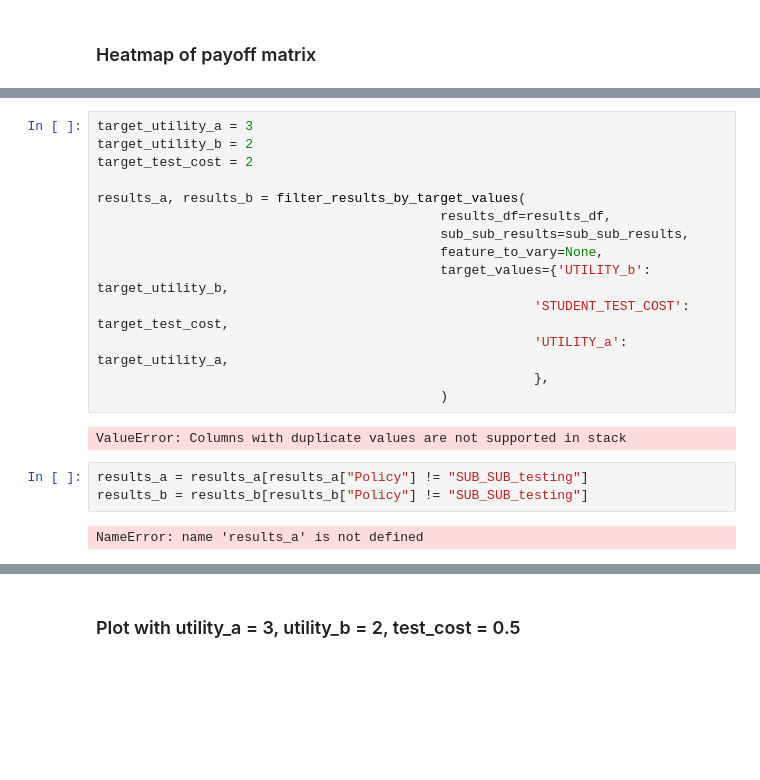
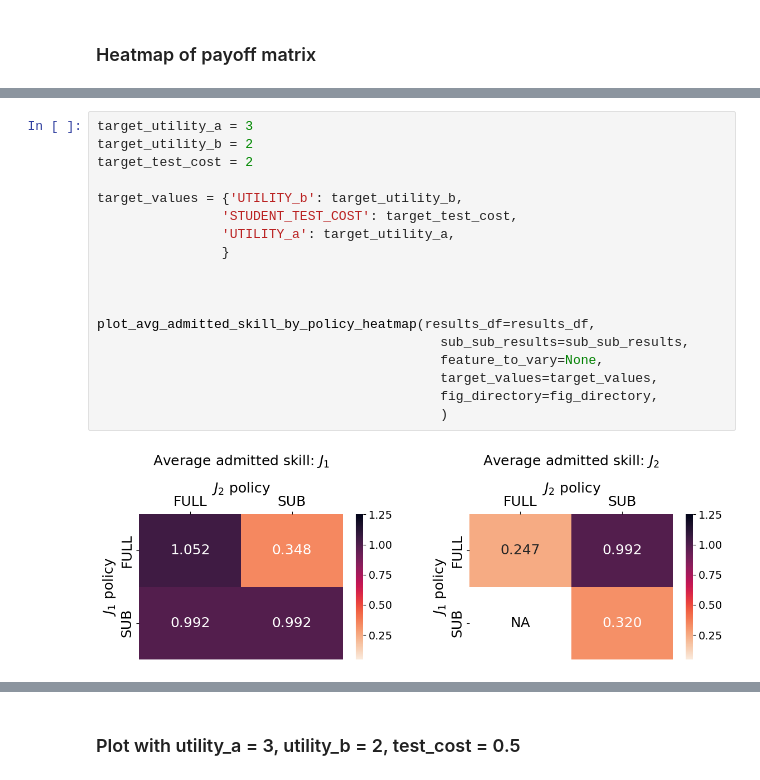
Before and after one commit to hannahql/school_admission_policies, a Jupyter notebook: pipeline_use_paperfigures_two_school_strategic.ipynb, the cells around one changed output, grey strips where cells are left out. Saved outputs shown, nothing was run; the diff lists cells and outputs as text; blank space fills up the shorter version.

```diff
--- a/pipeline_use_paperfigures_two_school_strategic.ipynb
+++ b/pipeline_use_paperfigures_two_school_strategic.ipynb
@@ -393,21 +568,20 @@ plot_avg_admitted_skill_by_policy(
 # %%
 target_utility_a = 3
 target_utility_b = 2
 target_test_cost = 2
 
-results_a, results_b = filter_results_by_target_values(
-                                            results_df=results_df,
+target_values = {'UTILITY_b': target_utility_b,
+                'STUDENT_TEST_COST': target_test_cost,
+                'UTILITY_a': target_utility_a,
+                }
+
+
+
+plot_avg_admitted_skill_by_policy_heatmap(results_df=results_df,
                                             sub_sub_results=sub_sub_results,
                                             feature_to_vary=None,
-                                            target_values={'UTILITY_b': target_utility_b,
-                                                        'STUDENT_TEST_COST': target_test_cost,
-                                                        'UTILITY_a': target_utility_a,
-                                                        },
+                                            target_values=target_values,
+                                            fig_directory=fig_directory,
                                             )
 # %% [output]
-ValueError: Columns with duplicate values are not supported in stack
+[figure, added]
-# %%
-results_a = results_a[results_a["Policy"] != "SUB_SUB_testing"]
-results_b = results_b[results_b["Policy"] != "SUB_SUB_testing"]
-# %% [output]
-NameError: name 'results_a' is not defined
```
Also changed, not shown: parts of 40 cells of this notebook, 1 other file.
